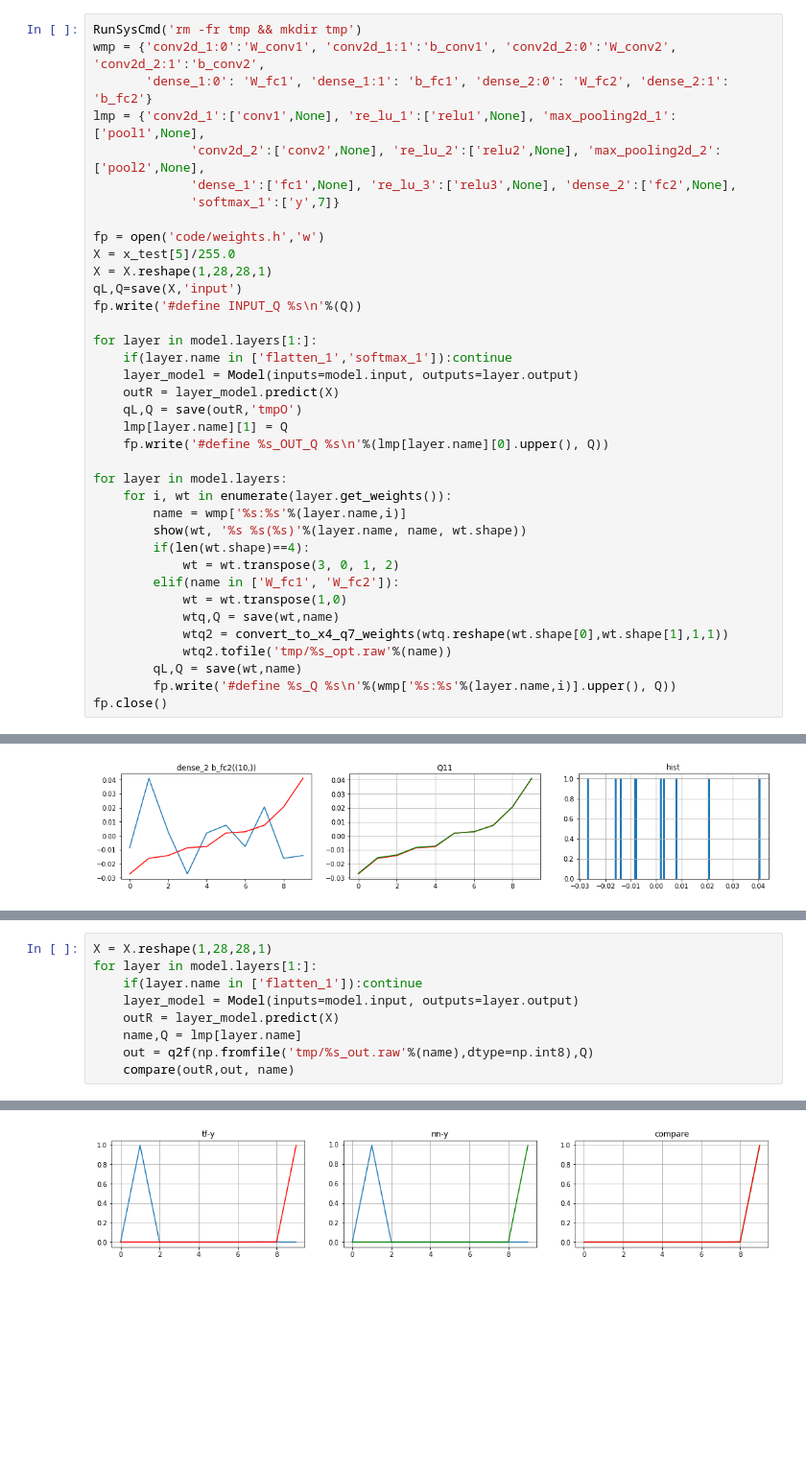
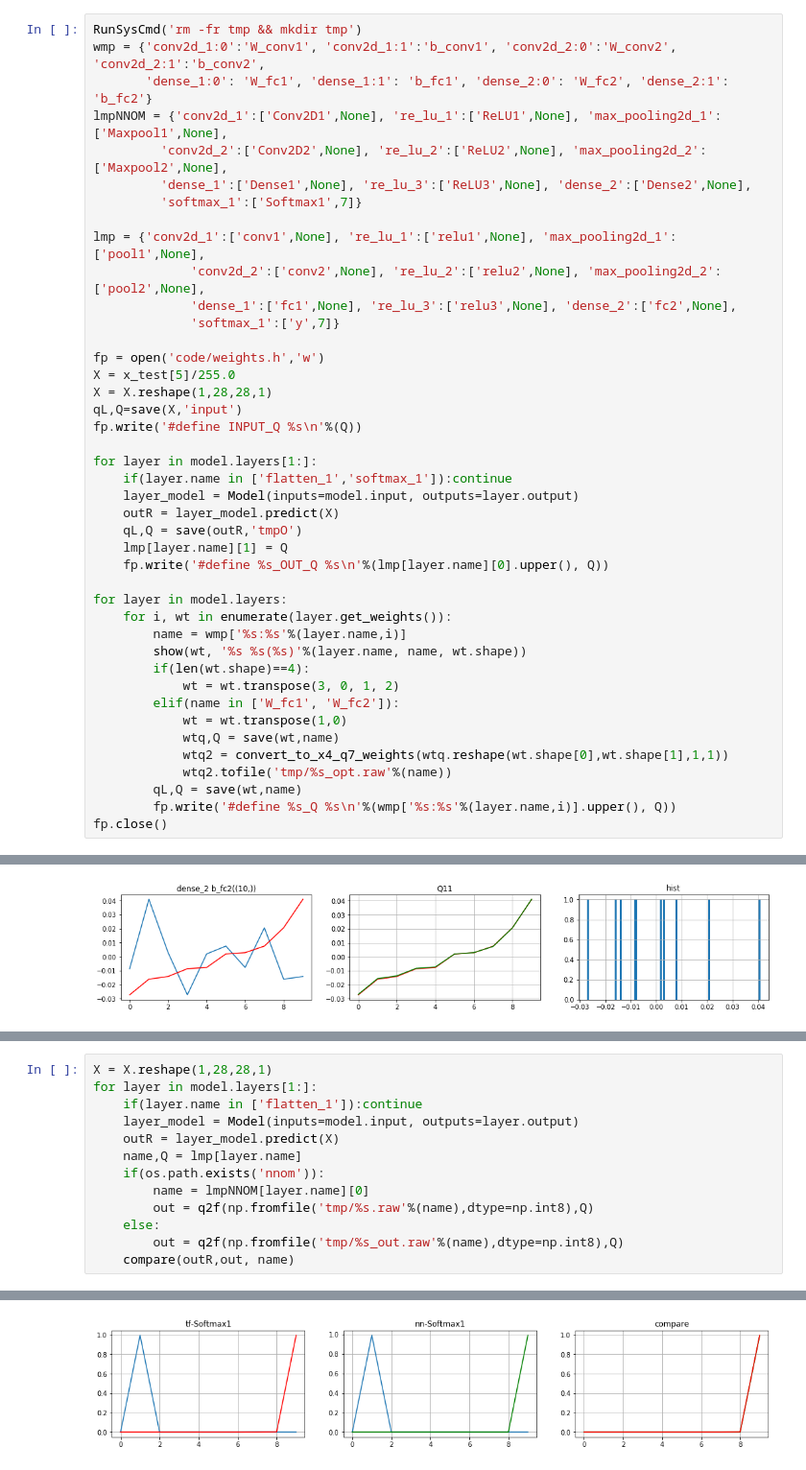
Before and after one commit to autoas/CMSIS_5, a Jupyter notebook: CMSIS/NN/Examples/ARM/arm_nn_examples/mnist/mnist-on-keras.ipynb, the cells around one changed output, grey strips where cells are left out. Shown: that part at 96% size. Saved outputs shown, nothing was run; the diff lists cells and outputs as text; blank space fills up the shorter version.

Commit message:
bring up nnom and run okay on ubuntu amd64

```diff
--- a/CMSIS/NN/Examples/ARM/arm_nn_examples/mnist/mnist-on-keras.ipynb
+++ b/CMSIS/NN/Examples/ARM/arm_nn_examples/mnist/mnist-on-keras.ipynb
@@ -236,6 +218,11 @@ plot_model(model, to_file='model.png', show_shapes=True)
 RunSysCmd('rm -fr tmp && mkdir tmp')
 wmp = {'conv2d_1:0':'W_conv1', 'conv2d_1:1':'b_conv1', 'conv2d_2:0':'W_conv2', 'conv2d_2:1':'b_conv2',
        'dense_1:0': 'W_fc1', 'dense_1:1': 'b_fc1', 'dense_2:0': 'W_fc2', 'dense_2:1': 'b_fc2'}
+lmpNNOM = {'conv2d_1':['Conv2D1',None], 're_lu_1':['ReLU1',None], 'max_pooling2d_1':['Maxpool1',None],
+         'conv2d_2':['Conv2D2',None], 're_lu_2':['ReLU2',None], 'max_pooling2d_2':['Maxpool2',None],
+         'dense_1':['Dense1',None], 're_lu_3':['ReLU3',None], 'dense_2':['Dense2',None],
+         'softmax_1':['Softmax1',7]}
+
 lmp = {'conv2d_1':['conv1',None], 're_lu_1':['relu1',None], 'max_pooling2d_1':['pool1',None],
              'conv2d_2':['conv2',None], 're_lu_2':['relu2',None], 'max_pooling2d_2':['pool2',None],
              'dense_1':['fc1',None], 're_lu_3':['relu3',None], 'dense_2':['fc2',None],
@@ -298,6 +293,10 @@ for layer in model.layers[1:]:
     layer_model = Model(inputs=model.input, outputs=layer.output)
     outR = layer_model.predict(X)
     name,Q = lmp[layer.name]
-    out = q2f(np.fromfile('tmp/%s_out.raw'%(name),dtype=np.int8),Q)
+    if(os.path.exists('nnom')):
+        name = lmpNNOM[layer.name][0]
+        out = q2f(np.fromfile('tmp/%s.raw'%(name),dtype=np.int8),Q)
+    else:
+        out = q2f(np.fromfile('tmp/%s_out.raw'%(name),dtype=np.int8),Q)
     compare(outR,out, name)
 # %% [output]
@@ -313 +312 @@ for layer in model.layers[1:]:
-[figure, old version]
+[figure, new version]
```
Also changed, not shown: parts of 5 cells of this notebook, 2 other files.
